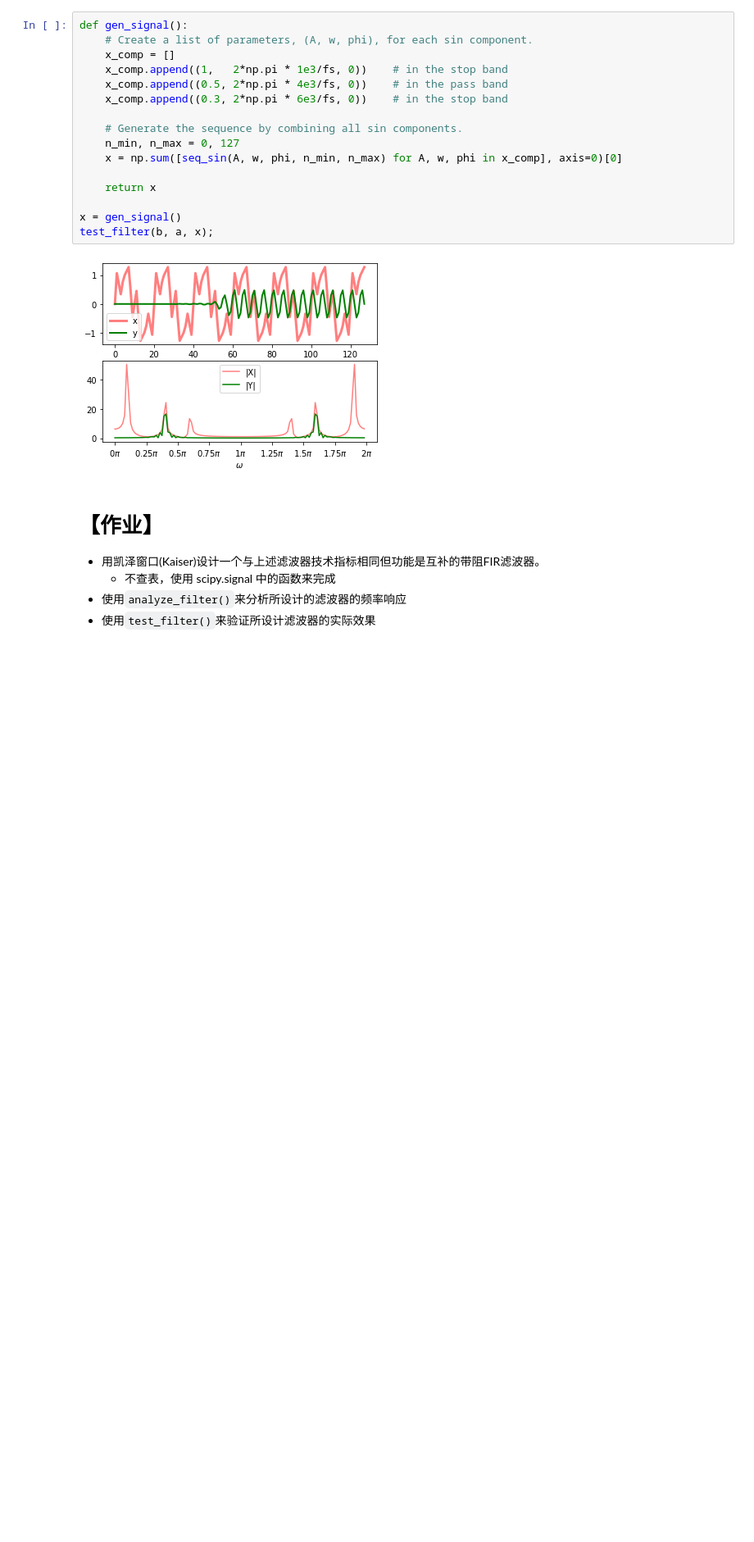
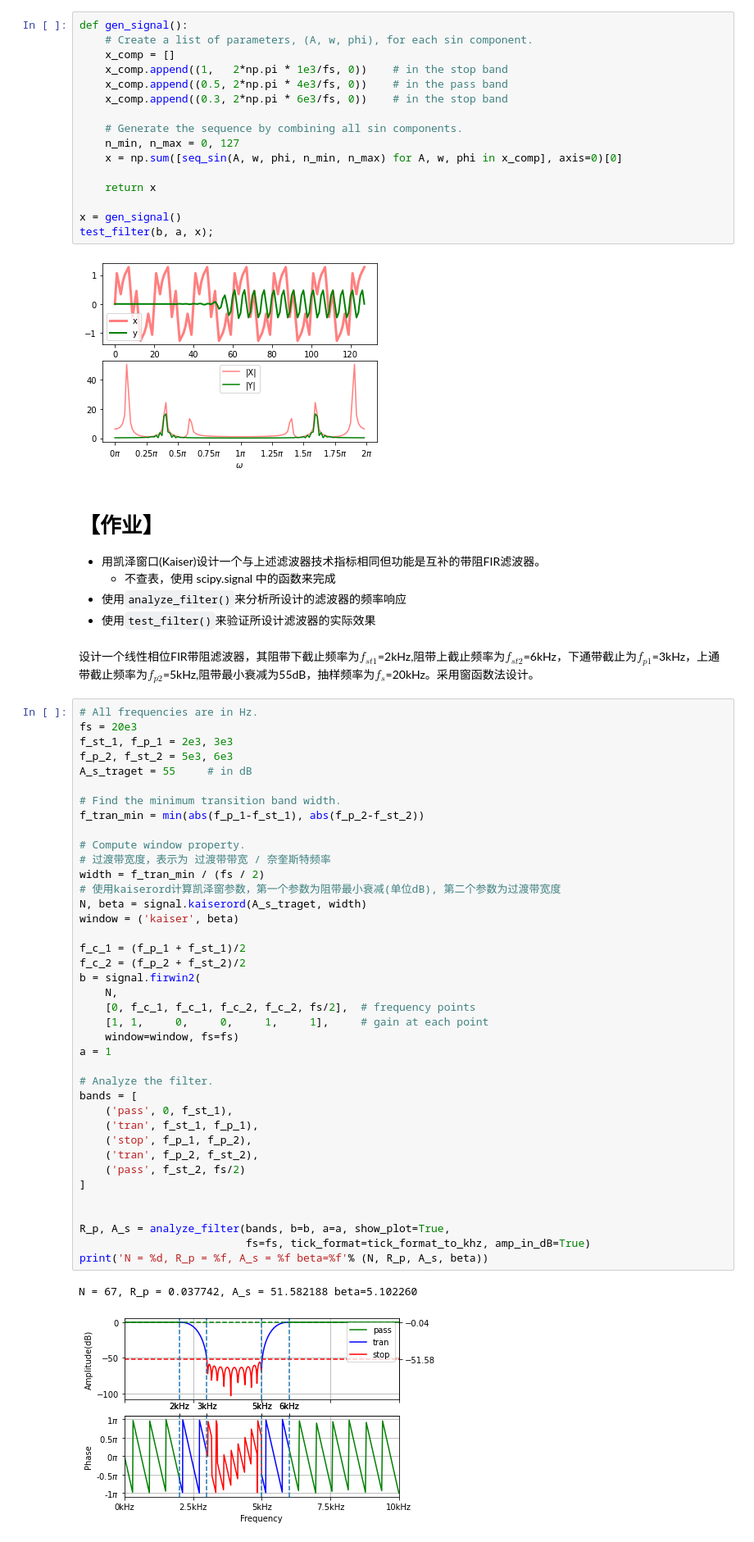
Before and after one commit to Windmill-City/DSP-Learning, a Jupyter notebook: FIR滤波器设计/ex.7-4.FIR-window.student.ipynb, the cells around one changed output. Shown: that part at 82% size. Cells and saved outputs as stored; diff of their text form; blank space fills up the shorter version.

```diff
--- a/FIR滤波器设计/ex.7-4.FIR-window.student.ipynb
+++ b/FIR滤波器设计/ex.7-4.FIR-window.student.ipynb
@@ -265,3 +265,47 @@ test_filter(b, a, x);
   - 不查表，使用 scipy.signal 中的函数来完成
 - 使用`analyze_filter()`来分析所设计的滤波器的频率响应
 - 使用`test_filter()`来验证所设计滤波器的实际效果
+# %% [markdown]
+设计一个线性相位FIR带阻滤波器，其阻带下截止频率为$f_{st1}$=2kHz,阻带上截止频率为$f_{st2}$=6kHz，下通带截止为$f_{p1}$=3kHz，上通带截止频率为$f_{p2}$=5kHz,阻带最小衰减为55dB，抽样频率为$f_s$=20kHz。采用窗函数法设计。
+# %%
+# All frequencies are in Hz.
+fs = 20e3
+f_st_1, f_p_1 = 2e3, 3e3
+f_p_2, f_st_2 = 5e3, 6e3
+A_s_traget = 55     # in dB
+
+# Find the minimum transition band width.
+f_tran_min = min(abs(f_p_1-f_st_1), abs(f_p_2-f_st_2))
+
+# Compute window property.
+# 过渡带宽度，表示为 过渡带带宽 / 奈奎斯特频率
+width = f_tran_min / (fs / 2)
+# 使用kaiserord计算凯泽窗参数，第一个参数为阻带最小衰减(单位dB), 第二个参数为过渡带宽度
+N, beta = signal.kaiserord(A_s_traget, width)
+window = ('kaiser', beta)
+
+f_c_1 = (f_p_1 + f_st_1)/2
+f_c_2 = (f_p_2 + f_st_2)/2
+b = signal.firwin2(
+    N,
+    [0, f_c_1, f_c_1, f_c_2, f_c_2, fs/2],  # frequency points
+    [1, 1,     0,     0,     1,     1],     # gain at each point
+    window=window, fs=fs)
+a = 1
+
+# Analyze the filter.
+bands = [
+    ('pass', 0, f_st_1),
+    ('tran', f_st_1, f_p_1),
+    ('stop', f_p_1, f_p_2),
+    ('tran', f_p_2, f_st_2),
+    ('pass', f_st_2, fs/2)
+]
+
+
+R_p, A_s = analyze_filter(bands, b=b, a=a, show_plot=True,
+                          fs=fs, tick_format=tick_format_to_khz, amp_in_dB=True)
+print('N = %d, R_p = %f, A_s = %f beta=%f'% (N, R_p, A_s, beta))
+# %% [output]
+N = 67, R_p = 0.037742, A_s = 51.582188 beta=5.102260
+[figure, added]
```
Also changed, not shown: parts of 5 cells of this notebook, 1 other file.
